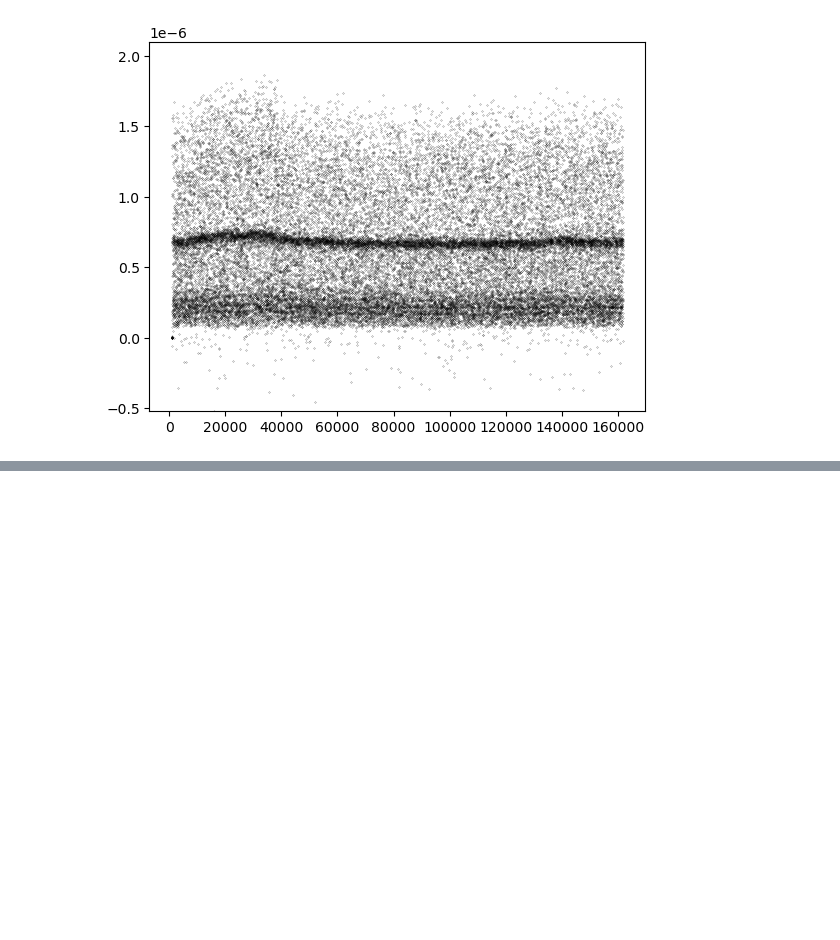
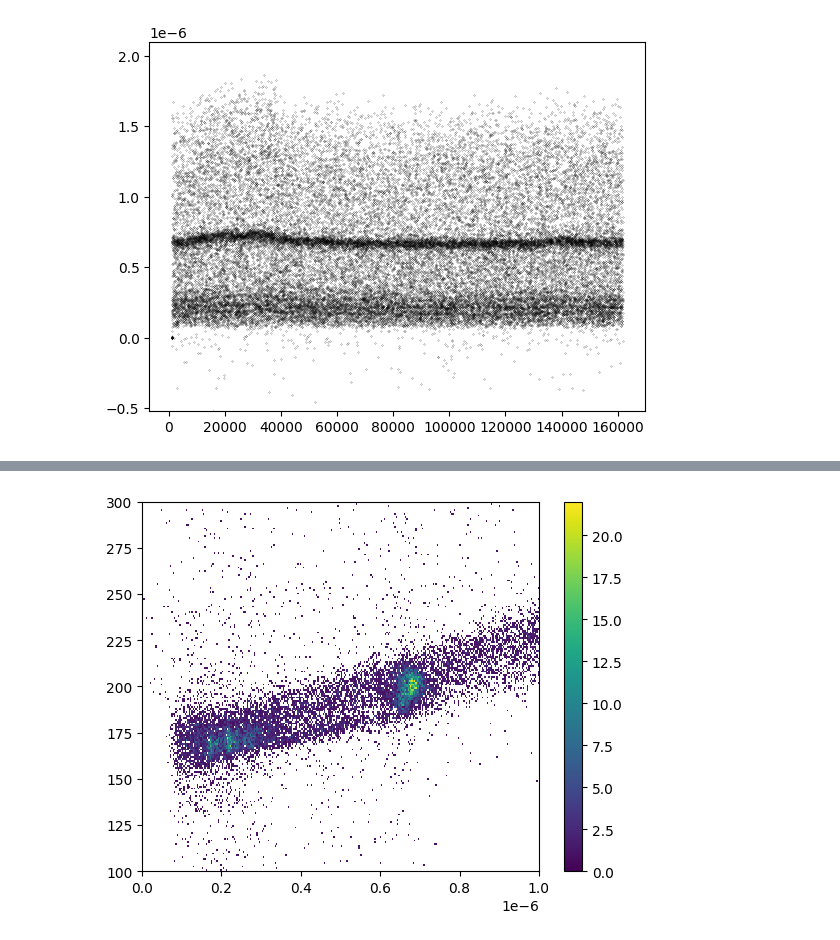
Before and after one commit to villano-lab/R76Analysis, a Jupyter notebook: Tutorial_Replication.ipynb, the cells around one changed output, grey strips where cells are left out. Cells and saved outputs as stored; diff of their text form; code cells hidden in the pictures; blank space fills up the shorter version.

```diff
--- a/Tutorial_Replication.ipynb
+++ b/Tutorial_Replication.ipynb
@@ -161,0 +194,20 @@ plt.plot(np.linspace(-3,3,100),gauss(np.linspace(-3,3,100)),color='green')
+# %%
+try:
+    pt_keV[0] = calfit.best_values['a']*z[0]["PTOFamps"]+calfit.best_values['b']*z[0]["PTOFamps"]**2
+except NameError:
+    pt_keV = [calfit.best_values['a']*z[0]["PTOFamps"]+calfit.best_values['b']*z[0]["PTOFamps"]**2]
+
+fig = plt.figure()
+
+cmap = cm.viridis.copy()
+cmap.set_under('w')
+
+h = plt.hist2d(z[0]["PTOFamps"][~crand[0] & cam[0] & ctime0[0]],
+               z[0]["PTwid"][~crand[0] & cam[0] & ctime0[0]],
+               bins=[np.linspace(0,1e-6,300),np.linspace(100,300,200)],cmap=cmap,vmin=1e-10)
+                #force white bg instead of purple to help comparison.
+
+fig.colorbar(h[3])
+plt.show() #Hard to tell if this is quite right... but it seems okay for now
+# %% [output]
+[figure, added]
```
Also changed, not shown: parts of 24 cells of this notebook.
